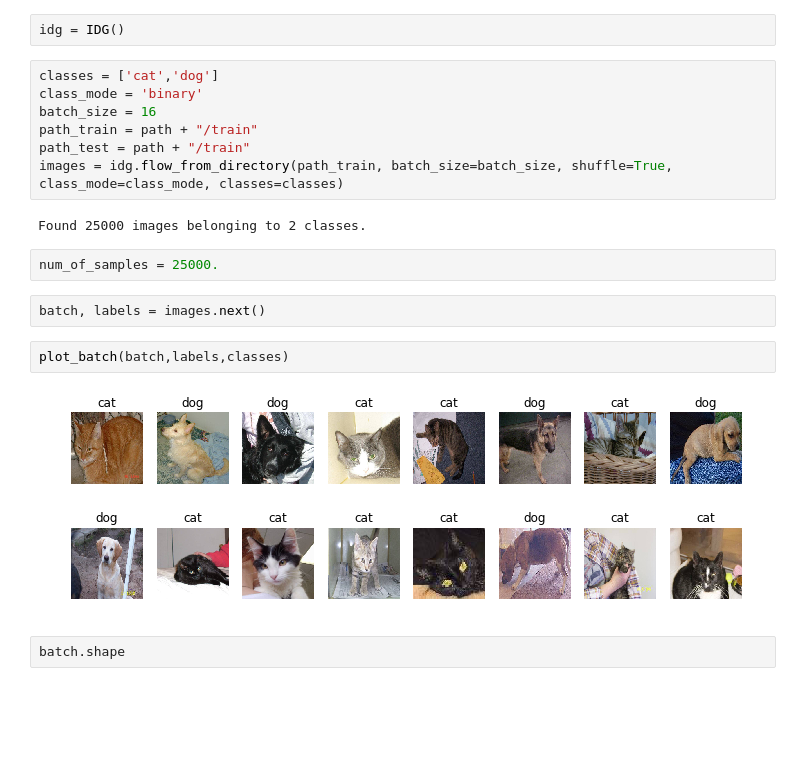
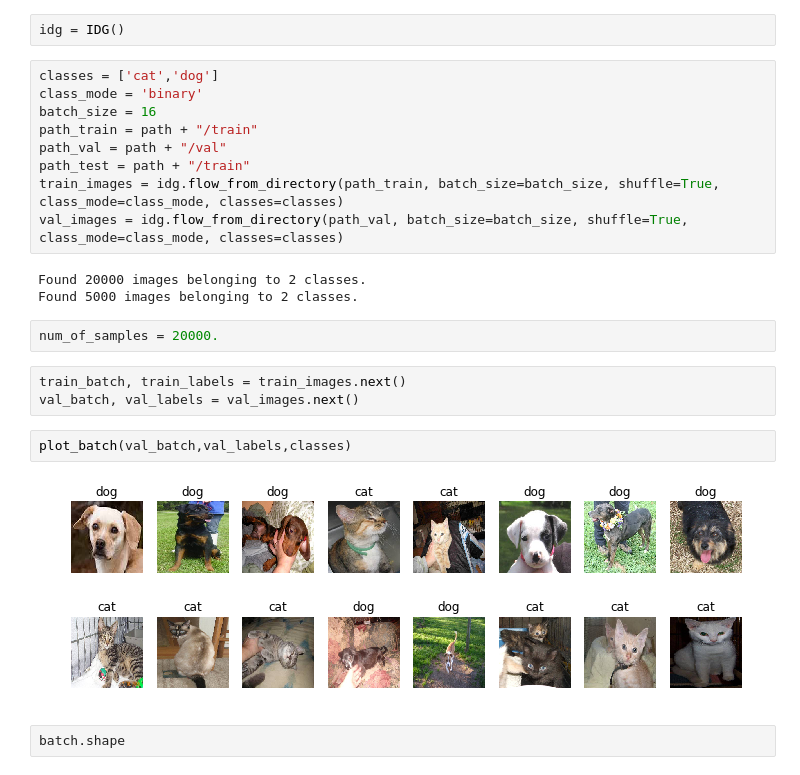
Before and after one commit to shwetank-kumar/fastai, a Jupyter notebook: exercises/dogs_vs_cats.ipynb, the cells around one changed output. Drawn from its saved outputs; the diff is of its cells as text; blank space fills up the shorter version.

```diff
--- a/exercises/dogs_vs_cats.ipynb
+++ b/exercises/dogs_vs_cats.ipynb
@@ -45,18 +88,22 @@ classes = ['cat','dog']
 class_mode = 'binary'
 batch_size = 16
 path_train = path + "/train"
+path_val = path + "/val"
 path_test = path + "/train"
-images = idg.flow_from_directory(path_train, batch_size=batch_size, shuffle=True, class_mode=class_mode, classes=classes)
+train_images = idg.flow_from_directory(path_train, batch_size=batch_size, shuffle=True, class_mode=class_mode, classes=classes)
+val_images = idg.flow_from_directory(path_val, batch_size=batch_size, shuffle=True, class_mode=class_mode, classes=classes)
 # %% [output]
-Found 25000 images belonging to 2 classes.
+Found 20000 images belonging to 2 classes.
+Found 5000 images belonging to 2 classes.
 # %%
-num_of_samples = 25000.
+num_of_samples = 20000.
-# %%
-batch, labels = images.next()
+# %%
+train_batch, train_labels = train_images.next()
+val_batch, val_labels = val_images.next()
 # %%
-plot_batch(batch,labels,classes)
+plot_batch(val_batch,val_labels,classes)
 # %% [output]
-[figure, old version]
+[figure, new version]
 # %%
 batch.shape
 # %% [output]
```
Also changed, not shown: parts of 14 cells of this notebook, 3 other files.
